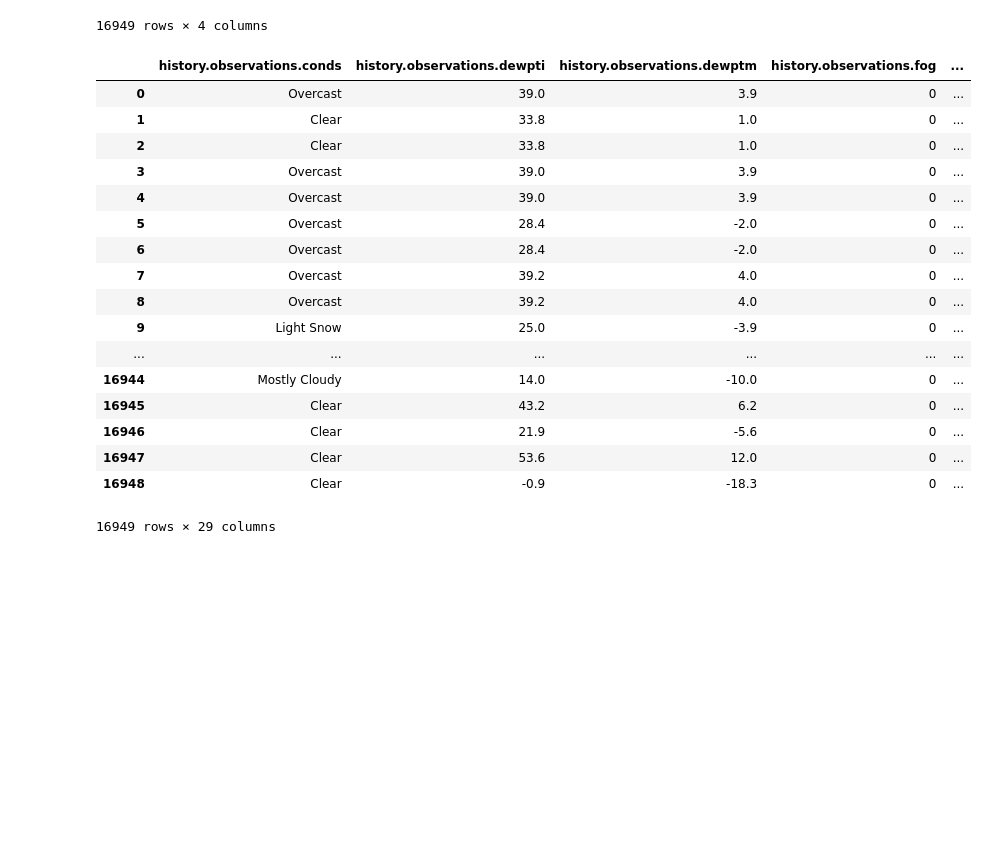
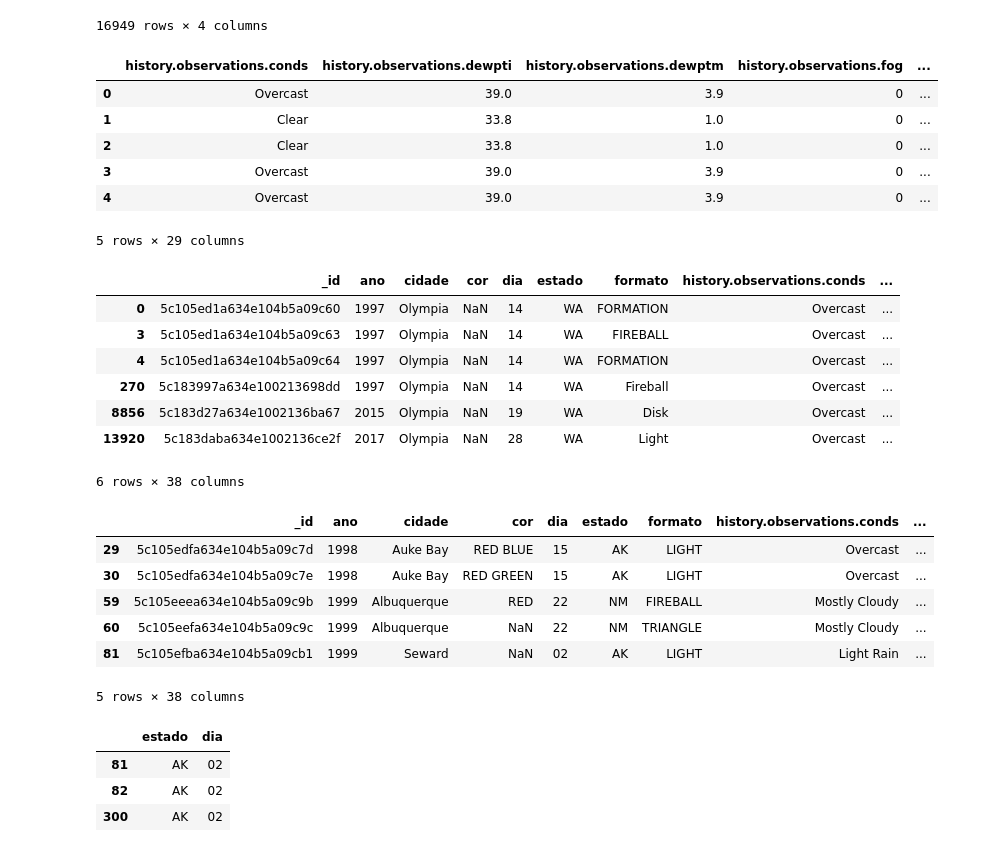
Before and after one commit to henriquewestphal/ufo-data-science, a Jupyter notebook: analise_mongodb.ipynb, the cells around one changed output. Drawn from its saved outputs; the diff is of its cells as text; code cells hidden in the pictures; blank space fills up the shorter version.

```diff
--- a/analise_mongodb.ipynb
+++ b/analise_mongodb.ipynb
@@ -54,23 +54,42 @@ df[['history.observations.wdird','history.observations.conds','estado', 'ano']]
 | 16948 | 0 | Clear | CT | 2014 |
 16949 rows × 4 columns
 # %%
-df[df.columns[pd.Series(df.columns.str.startswith('history'))]]
+df[df.columns[pd.Series(df.columns.str.startswith('history'))]].head()
 # %% [output]
 |  | history.observations.conds | history.observations.dewpti | history.observations.dewptm | history.observations.fog | ... |
 | 0 | Overcast | 39.0 | 3.9 | 0 | ... |
 | 1 | Clear | 33.8 | 1.0 | 0 | ... |
 | 2 | Clear | 33.8 | 1.0 | 0 | ... |
 | 3 | Overcast | 39.0 | 3.9 | 0 | ... |
 | 4 | Overcast | 39.0 | 3.9 | 0 | ... |
-| 5 | Overcast | 28.4 | -2.0 | 0 | ... |
-| 6 | Overcast | 28.4 | -2.0 | 0 | ... |
-| 7 | Overcast | 39.2 | 4.0 | 0 | ... |
-| 8 | Overcast | 39.2 | 4.0 | 0 | ... |
-| 9 | Light Snow | 25.0 | -3.9 | 0 | ... |
-| ... | ... | ... | ... | ... | ... |
-| 16944 | Mostly Cloudy | 14.0 | -10.0 | 0 | ... |
-| 16945 | Clear | 43.2 | 6.2 | 0 | ... |
-| 16946 | Clear | 21.9 | -5.6 | 0 | ... |
-| 16947 | Clear | 53.6 | 12.0 | 0 | ... |
-| 16948 | Clear | -0.9 | -18.3 | 0 | ... |
-16949 rows × 29 columns
+5 rows × 29 columns
+# %%
+df.loc[(df['cidade'] == 'Olympia') & (df['history.observations.conds'] == 'Overcast')]
+# %% [output]
+|  | _id | ano | cidade | cor | dia | estado | formato | history.observations.conds | ... |
+| 0 | 5c105ed1a634e104b5a09c60 | 1997 | Olympia | NaN | 14 | WA | FORMATION | Overcast | ... |
+| 3 | 5c105ed1a634e104b5a09c63 | 1997 | Olympia | NaN | 14 | WA | FIREBALL | Overcast | ... |
+| 4 | 5c105ed1a634e104b5a09c64 | 1997 | Olympia | NaN | 14 | WA | FORMATION | Overcast | ... |
+| 270 | 5c183997a634e100213698dd | 1997 | Olympia | NaN | 14 | WA | Fireball | Overcast | ... |
+| 8856 | 5c183d27a634e1002136ba67 | 2015 | Olympia | NaN | 19 | WA | Disk | Overcast | ... |
+| 13920 | 5c183daba634e1002136ce2f | 2017 | Olympia | NaN | 28 | WA | Light | Overcast | ... |
+6 rows × 38 columns
+# %%
+array = ['NM', 'AK']
+df.loc[df['estado'].isin(array)].head()
+# %% [output]
+|  | _id | ano | cidade | cor | dia | estado | formato | history.observations.conds | ... |
+| 29 | 5c105edfa634e104b5a09c7d | 1998 | Auke Bay | RED BLUE | 15 | AK | LIGHT | Overcast | ... |
+| 30 | 5c105edfa634e104b5a09c7e | 1998 | Auke Bay | RED GREEN | 15 | AK | LIGHT | Overcast | ... |
+| 59 | 5c105eeea634e104b5a09c9b | 1999 | Albuquerque | RED | 22 | NM | FIREBALL | Mostly Cloudy | ... |
+| 60 | 5c105eefa634e104b5a09c9c | 1999 | Albuquerque | NaN | 22 | NM | TRIANGLE | Mostly Cloudy | ... |
+| 81 | 5c105efba634e104b5a09cb1 | 1999 | Seward | NaN | 02 | AK | LIGHT | Light Rain | ... |
+5 rows × 38 columns
+# %%
+filtro_cidade = df[df['cidade'] == 'Seward']
+filtro_cidade[['estado', 'dia']]
+# %% [output]
+|  | estado | dia |
+| 81 | AK | 02 |
+| 82 | AK | 02 |
+| 300 | AK | 02 |
```
Also changed, not shown: parts of 1 cell of this notebook.
